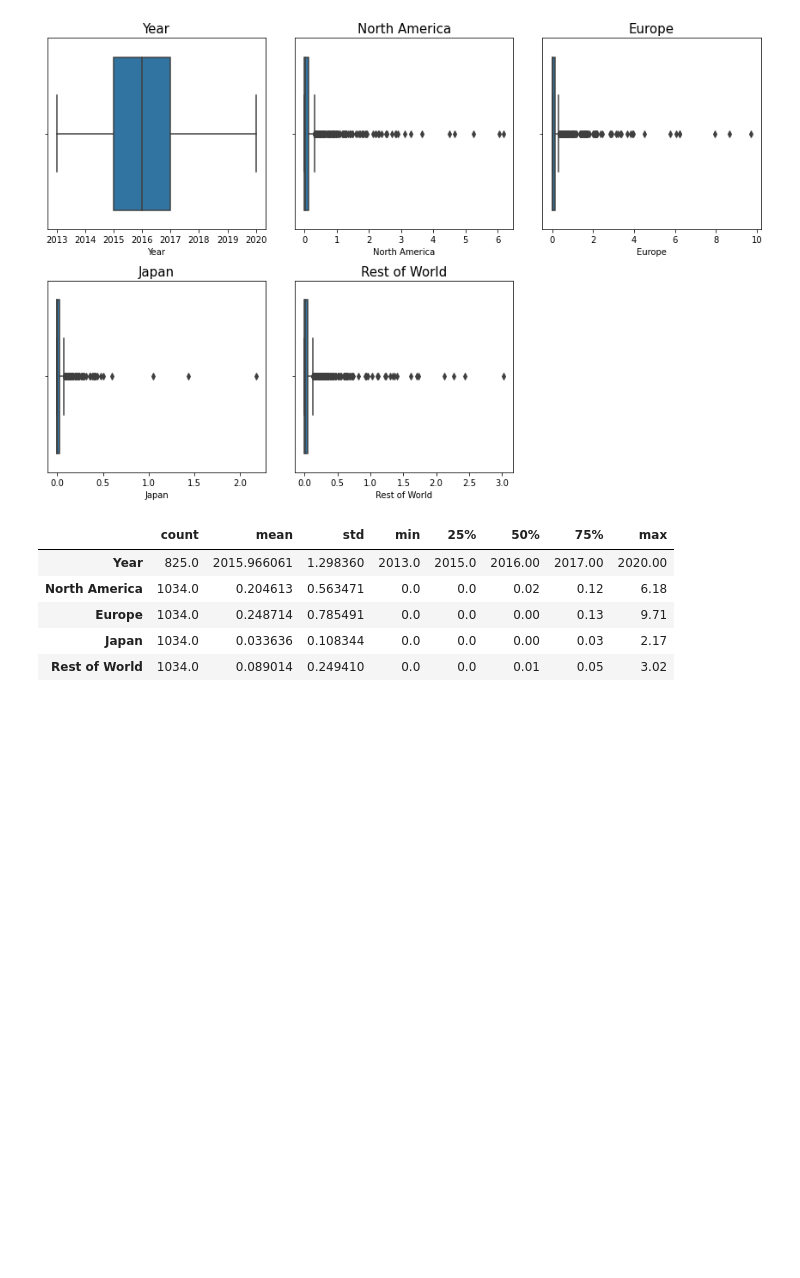
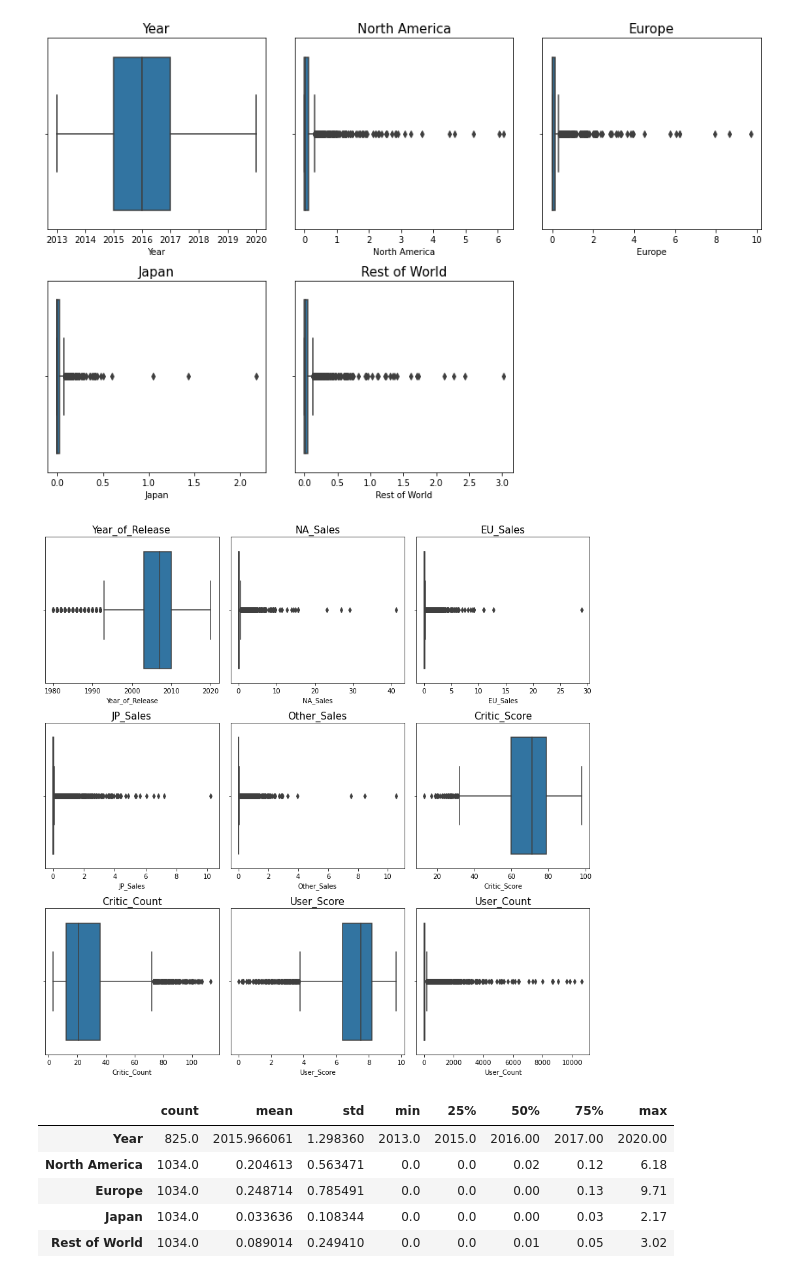
Before and after one commit to Adalab/promo-d-da-modulo3-sprint1-elisa-lidya, a Jupyter notebook: regresion-lineal/pair-regresion-lineal-ml-intro.ipynb, the cells around one changed output. Cells and saved outputs as stored; diff of their text form; code cells hidden in the pictures; blank space fills up the shorter version.

```diff
--- a/regresion-lineal/pair-regresion-lineal-ml-intro.ipynb
+++ b/regresion-lineal/pair-regresion-lineal-ml-intro.ipynb
@@ -51,3 +82,6 @@ df_games.head()
 | 2 | Red Dead Redemption 2 | 2018.0 | Action-Adventure | Rockstar Games | 5.26 | 6.21 | 0.21 | 2.26 | 13.94 |
 | 3 | Call of Duty: WWII | 2017.0 | Shooter | Activision | 4.67 | 6.21 | 0.40 | 2.12 | 13.40 |
 | 4 | FIFA 18 | 2017.0 | Sports | EA Sports | 1.27 | 8.64 | 0.15 | 1.73 | 11.80 |
+# %%
+df_games2 = pd.read_csv("datos/Video_Games_Sales_as_at_22_Dec_2016.csv")
+df_games2.head()
@@ -102,3 +186,6 @@ df_games.head()
 | 2 | Red Dead Redemption 2 | 2018 | Action-Adventure | Rockstar Games | 5.26 | 6.21 | 0.21 | 2.26 | 13.94 |
 | 3 | Call of Duty: WWII | 2017 | Shooter | Activision | 4.67 | 6.21 | 0.40 | 2.12 | 13.40 |
 | 4 | FIFA 18 | 2017 | Sports | EA Sports | 1.27 | 8.64 | 0.15 | 1.73 | 11.80 |
+# %%
+df_games2['Year_of_Release'] = df_games2['Year_of_Release'].astype(dtype='Int64')
+df_games2.head(2)
@@ -105,5 +196,7 @@ df_games.head()
 # %%
 df_games.drop('Global', axis=1, inplace=True)
+# %%
+df_games2.drop('Global_Sales', axis=1, inplace=True)
 # %%
 df_games.duplicated().sum()
 # %% [output]
@@ -115,3 +212,6 @@ numericas.head(2)
 |  | Year | North America | Europe | Japan | Rest of World |
 | 0 | 2014 | 6.06 | 9.71 | 0.60 | 3.02 |
 | 1 | 2015 | 6.18 | 6.05 | 0.41 | 2.44 |
+# %%
+numericas2 = df_games2.select_dtypes(include=np.number)
+numericas2.head(2)
@@ -130,6 +234,18 @@ fig.tight_layout()
 fig.delaxes(axes[-1]);
 # %% [output]
 [figure]
+# %%
+fig, axes = plt.subplots(nrows = 3, ncols = 3, figsize = (12,12))
+axes = axes.flat
+
+for i, col in enumerate(numericas2.columns):
+
+    sns.boxplot(df_games2[col], ax = axes[i])
+    axes[i].set_title(col, fontsize = 15)
+
+fig.tight_layout();
+# %% [output]
+[figure, added]
 # %%
 df_games.describe().T
 # %% [output]
```
Also changed, not shown: parts of 14 cells of this notebook, 2 other files.
